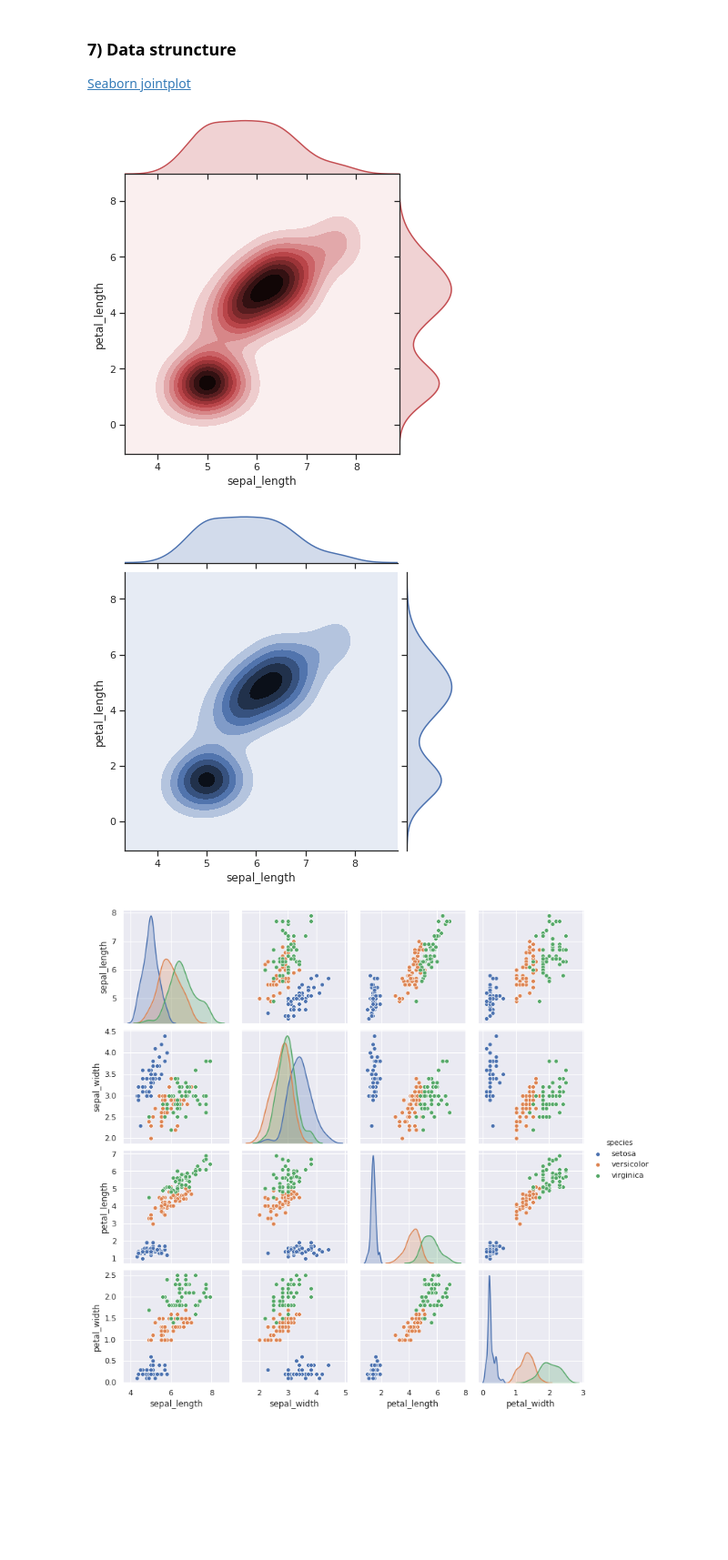
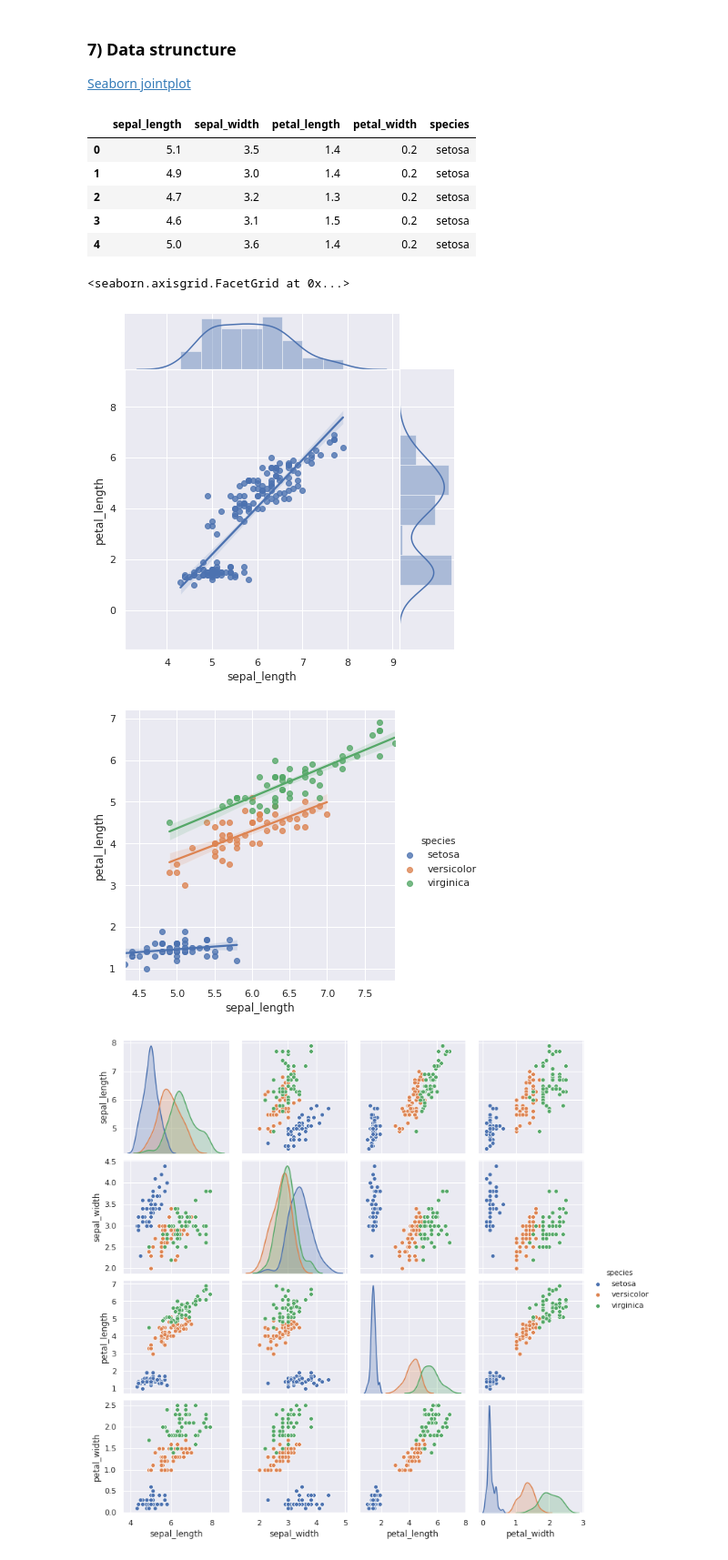
Before and after one commit to visiont3lab/data-visualization, a Jupyter notebook: courses/seaborn/Seaborn.ipynb, the cells around one changed output. Shown at 91% size. Drawn from its saved outputs; the diff is of its cells as text; code cells hidden in the pictures; blank space fills up the shorter version.

```diff
--- a/courses/seaborn/Seaborn.ipynb
+++ b/courses/seaborn/Seaborn.ipynb
@@ -298,13 +311,22 @@ plt.setp(g.ax.get_yticklabels(), rotation=30);
 [Seaborn jointplot](https://seaborn.pydata.org/generated/seaborn.jointplot.html)
 # %%
 iris = sns.load_dataset("iris")
+display(iris.head())
 # kind="reg" (regression)
 # kind="hex" #hexagonal bins
 # kind="kde" # Replace the scatterplots and histograms with density estimates and align the marginal Axes tightly with the joint Axes:
-sns.jointplot(x="sepal_length", y="petal_length", data=iris, kind="kde",space=0, color="r"); # on histogram mostra kernel density
+sns.jointplot(x="sepal_length", y="petal_length", data=iris, kind="reg",space=0); # on histogram mostra kernel density , color="r"
+sns.lmplot(x="sepal_length", y="petal_length", data=iris, hue="species")
 # %% [output]
+|  | sepal_length | sepal_width | petal_length | petal_width | species |
+| 0 | 5.1 | 3.5 | 1.4 | 0.2 | setosa |
+| 1 | 4.9 | 3.0 | 1.4 | 0.2 | setosa |
+| 2 | 4.7 | 3.2 | 1.3 | 0.2 | setosa |
+| 3 | 4.6 | 3.1 | 1.5 | 0.2 | setosa |
+| 4 | 5.0 | 3.6 | 1.4 | 0.2 | setosa |
+<seaborn.axisgrid.FacetGrid at 0x...>
-[figure, old version]
+[figure, new version]
-[figure, old version]
+[figure, new version]
 # %%
 # Confusion matrix
 sns.pairplot(data=iris, hue="species");
```
Also changed, not shown: parts of 6 cells of this notebook.
